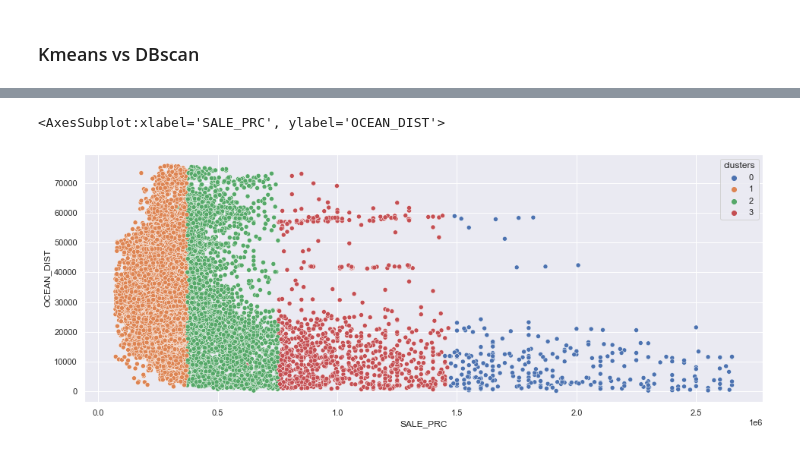
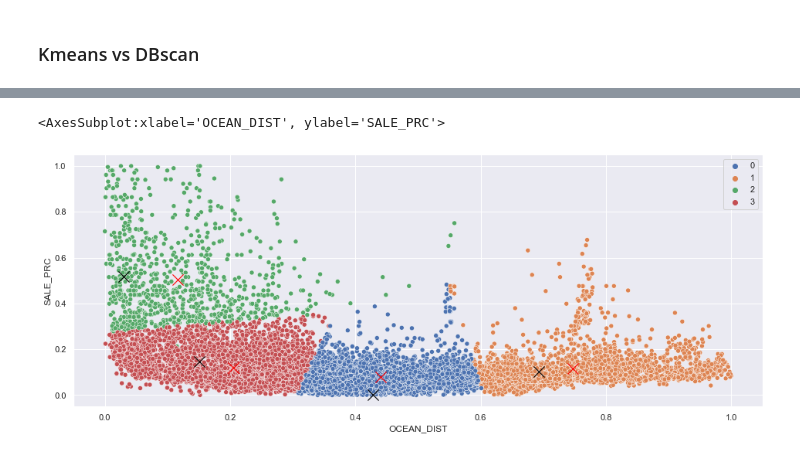
Before and after one commit to S-Samiksha/ClusteringAnalysis, a Jupyter notebook: Kmeans and Kmeans++.ipynb, the cells around one changed output, grey strips where cells are left out. Drawn from its saved outputs; the diff is of its cells as text; code cells hidden in the pictures.

```diff
--- a/Kmeans and Kmeans++.ipynb
+++ b/Kmeans and Kmeans++.ipynb
@@ -39,7 +39,7 @@ from mpl_toolkits import mplot3d
 from mpl_toolkits.mplot3d import Axes3D
 sb.set() # set the default Seaborn style for graphics
 pd.options.mode.chained_assignment = None
-scaler = StandardScaler()
+scaler = MinMaxScaler()
 # %%
 miamiData = pd.read_csv("./miami_housing.csv") #import fresh data
 miamiData[["LATITUDE", "LONGITUDE"]] = scaler.fit_transform(miamiData[["LATITUDE", "LONGITUDE"]])
@@ -230,11 +230,16 @@ sb.scatterplot(data=dataset, x="LONGITUDE", y="LATITUDE", hue="clusters", palett
 # %%
 dataset = pd.read_csv("miami_housing.csv") #import data
 X = dataset[['OCEAN_DIST', 'WATER_DIST', 'PARCELNO']]
-k_means = KMeans(n_clusters=4, init='random')
+X[['OCEAN_DIST', 'WATER_DIST']] = scaler.fit_transform(X[['OCEAN_DIST', 'WATER_DIST']])
+k_means = KMeans(n_clusters=4, init='k-means++', random_state=42)
+centers_init, indices = kmeans_plusplus(X[['OCEAN_DIST', 'WATER_DIST']].to_numpy(), n_clusters=4, random_state=42)
 X['clusters'] = k_means.fit_predict(X[['OCEAN_DIST', 'WATER_DIST']])
 X = X[['PARCELNO', 'clusters']]
 dataset = dataset.merge(X, left_on="PARCELNO", right_on="PARCELNO")
+dataset[['OCEAN_DIST', 'WATER_DIST']] = scaler.fit_transform(dataset[['OCEAN_DIST', 'WATER_DIST']])
 plt.figure(figsize=(16, 6))
 sb.scatterplot(data=dataset, x="OCEAN_DIST", y="WATER_DIST", hue="clusters", palette="deep")
+sb.scatterplot(data=centers_init, x=centers_init[:, 0], y=centers_init[:, 1], color="black", marker="x", s=200)
+sb.scatterplot(data=k_means.cluster_centers_, x=k_means.cluster_centers_[:, 0], y=k_means.cluster_centers_[:, 1], color="red", marker="x", s=200)
 # %% [output]
 <AxesSubplot:xlabel='OCEAN_DIST', ylabel='WATER_DIST'>
@@ -244,15 +249,20 @@ sb.scatterplot(data=dataset, x="OCEAN_DIST", y="WATER_DIST", hue="clusters", pal
 # %%
 dataset = pd.read_csv("miami_housing.csv") #import data
 X = dataset[['OCEAN_DIST', 'SALE_PRC', 'PARCELNO']]
-k_means = KMeans(n_clusters=4, init='random')
+X[['OCEAN_DIST', 'SALE_PRC']] = scaler.fit_transform(X[['OCEAN_DIST', 'SALE_PRC']])
+k_means = KMeans(n_clusters=4, init='k-means++', random_state=42)
+centers_init, indices = kmeans_plusplus(X[['OCEAN_DIST', 'SALE_PRC']].to_numpy(), n_clusters=4, random_state=42)
 X['clusters'] = k_means.fit_predict(X[['OCEAN_DIST', 'SALE_PRC']])
 X = X[['PARCELNO', 'clusters']]
 dataset = dataset.merge(X, left_on="PARCELNO", right_on="PARCELNO")
+dataset[['OCEAN_DIST', 'SALE_PRC']] = scaler.fit_transform(dataset[['OCEAN_DIST', 'SALE_PRC']])
 plt.figure(figsize=(16, 6))
-sb.scatterplot(data=dataset, x="SALE_PRC", y="OCEAN_DIST", hue="clusters", palette="deep")
+sb.scatterplot(data=dataset, x="OCEAN_DIST", y="SALE_PRC", hue="clusters", palette="deep")
+sb.scatterplot(data=centers_init, x=centers_init[:, 0], y=centers_init[:, 1], color="black", marker="x", s=200)
+sb.scatterplot(data=k_means.cluster_centers_, x=k_means.cluster_centers_[:, 0], y=k_means.cluster_centers_[:, 1], color="red", marker="x", s=200)
 # %% [output]
-<AxesSubplot:xlabel='SALE_PRC', ylabel='OCEAN_DIST'>
+<AxesSubplot:xlabel='OCEAN_DIST', ylabel='SALE_PRC'>
-[figure, old version]
+[figure, new version]
 # %%
 #for dbscan
 # %%
```
Also changed, not shown: parts of 7 cells of this notebook.
